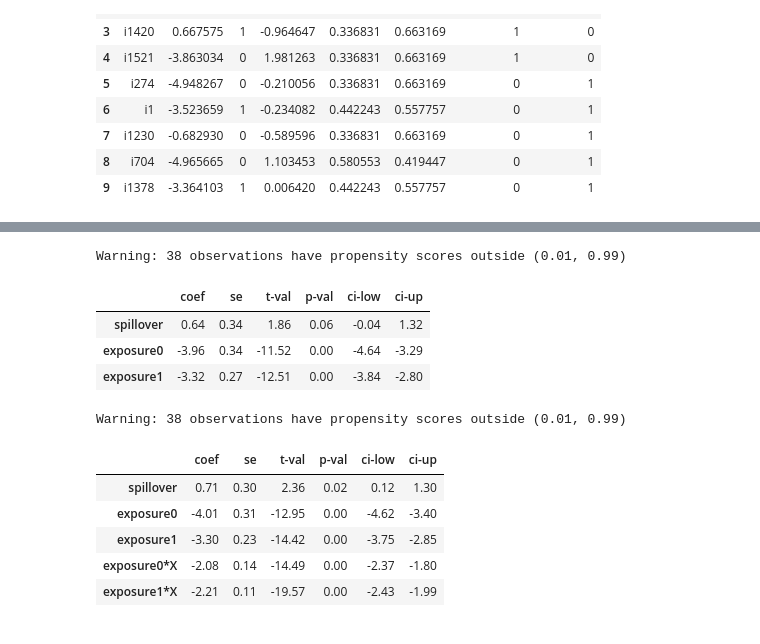
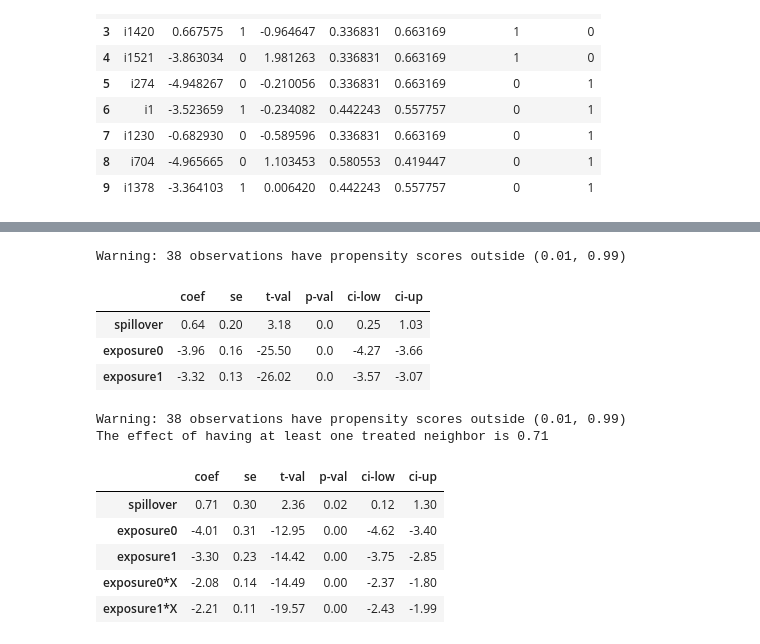
Before and after one commit to pabloestradac/spillover-effects, a Jupyter notebook: example.ipynb, the cells around one changed output, grey strips where cells are left out. Drawn from its saved outputs; the diff is of its cells as text; code cells hidden in the pictures.

```diff
--- a/example.ipynb
+++ b/example.ipynb
@@ -17,4 +28,4 @@ We simulate outcomes, treatment and covariate using a linear-in-means model with
 # %%
-edges = pd.read_csv('data/edges.csv')
-edges.iloc[:10]
+data = pd.read_csv(path_data + 'data.csv')
+data.iloc[:10]
 # %% [output]
@@ -32,3 +42,0 @@ edges.iloc[:10]
-# %%
-data = pd.read_csv('data/data.csv')
-data.iloc[:10]
@@ -49,6 +47,6 @@ data.iloc[:10]
 # %%
 # 1. Create adjacency matrix and array with nodes order
-A, nodes = utils.adjacency_matrix(edges, directed=True)
+A, nodes = spef.utils.adjacency_matrix(edges, directed=True)
 A, nodes
 # %% [output]
 (<2000x2000 sparse matrix of type '<class 'numpy.uint32'>'
@@ -73,9 +71,11 @@ data.iloc[:10]
 | 9 | i1378 | -3.364103 | 1 | 0.006420 |
 # %%
 # 3. Create exposure treatments and propensity score
+# pscore1: probability of having at least one neighbor treated
+# exposure1: 1 if at least one neighbor is treated, 0 otherwise
 n_treated = data['D'].sum()
-data[['pscore0', 'pscore1']] = utils.spillover_pscore(A, n_treated)
-data[['exposure0', 'exposure1']] = utils.spillover_treatment(data['D'], A)
+data[['pscore0', 'pscore1']] = spef.utils.spillover_pscore(A, n_treated)
+data[['exposure0', 'exposure1']] = spef.utils.spillover_treatment(data['D'], A)
 data.iloc[:10]
 # %% [output]
 |  | node | Y | D | X | pscore0 | pscore1 | exposure0 | exposure1 |
@@ -96,17 +109,21 @@ distances = utils.kernel(A, bandwidth)
 # %%
-wls_results = WLS('Y', ['exposure0', 'exposure1'], ['pscore0', 'pscore1'], data, kernel_weights=distances)
+# Use Eicker-Huber-White standard errors assuming no interference
+wls_results = spef.WLS('Y', ['exposure0', 'exposure1'], ['pscore0', 'pscore1'], data)
 wls_results.summary.round(2)
 # %% [output]
 Warning: 38 observations have propensity scores outside (0.01, 0.99)
 |  | coef | se | t-val | p-val | ci-low | ci-up |
-| spillover | 0.64 | 0.34 | 1.86 | 0.06 | -0.04 | 1.32 |
-| exposure0 | -3.96 | 0.34 | -11.52 | 0.00 | -4.64 | -3.29 |
-| exposure1 | -3.32 | 0.27 | -12.51 | 0.00 | -3.84 | -2.80 |
+| spillover | 0.64 | 0.20 | 3.18 | 0.0 | 0.25 | 1.03 |
+| exposure0 | -3.96 | 0.16 | -25.50 | 0.0 | -4.27 | -3.66 |
+| exposure1 | -3.32 | 0.13 | -26.02 | 0.0 | -3.57 | -3.07 |
 # %%
-wls_results = WLS('Y', ['exposure0', 'exposure1'], ['pscore0', 'pscore1'], data, kernel_weights=distances, name_x='X')
+# Including fully interacted covariates
+wls_results = spef.WLS('Y', ['exposure0', 'exposure1'], ['pscore0', 'pscore1'], data, kernel_weights=distances, name_x='X')
+print('The effect of having at least one treated neighbor is {:.2f}'.format(wls_results.summary.iloc[0,0]))
 wls_results.summary.round(2)
 # %% [output]
 Warning: 38 observations have propensity scores outside (0.01, 0.99)
+The effect of having at least one treated neighbor is 0.71
 |  | coef | se | t-val | p-val | ci-low | ci-up |
 | spillover | 0.71 | 0.30 | 2.36 | 0.02 | 0.12 | 1.30 |
 | exposure0 | -4.01 | 0.31 | -12.95 | 0.00 | -4.62 | -3.40 |
```
Also changed, not shown: parts of 16 cells of this notebook.
